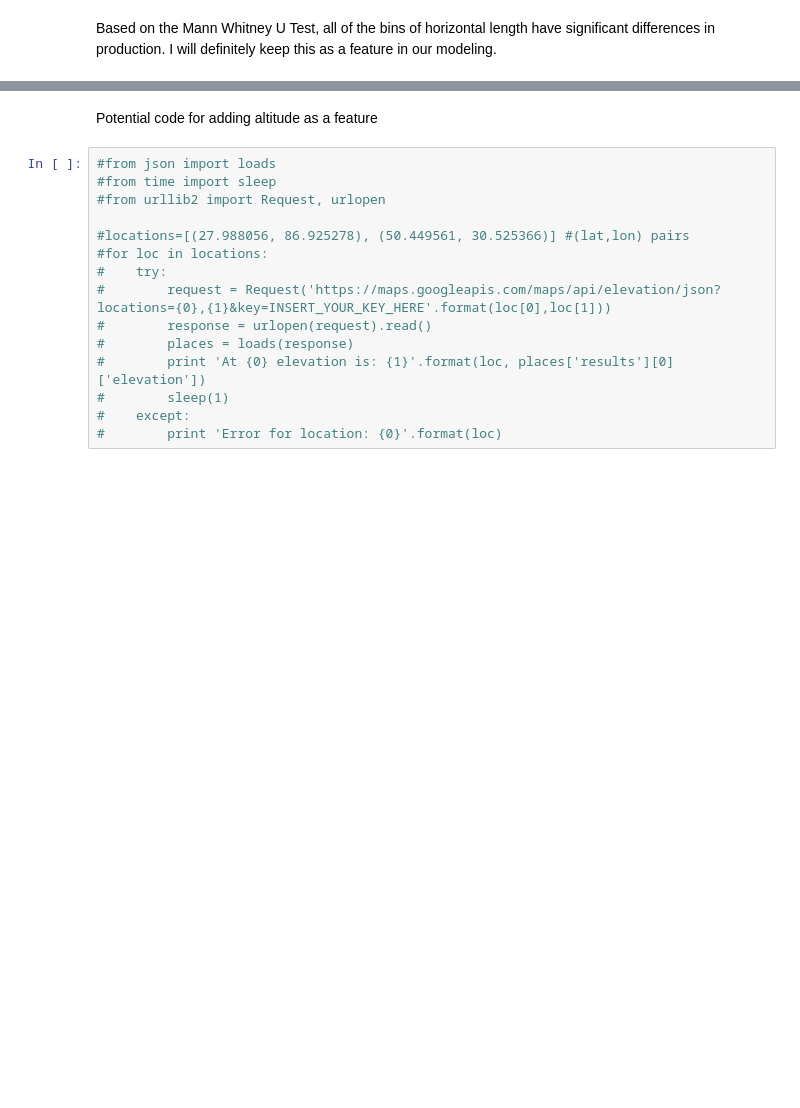
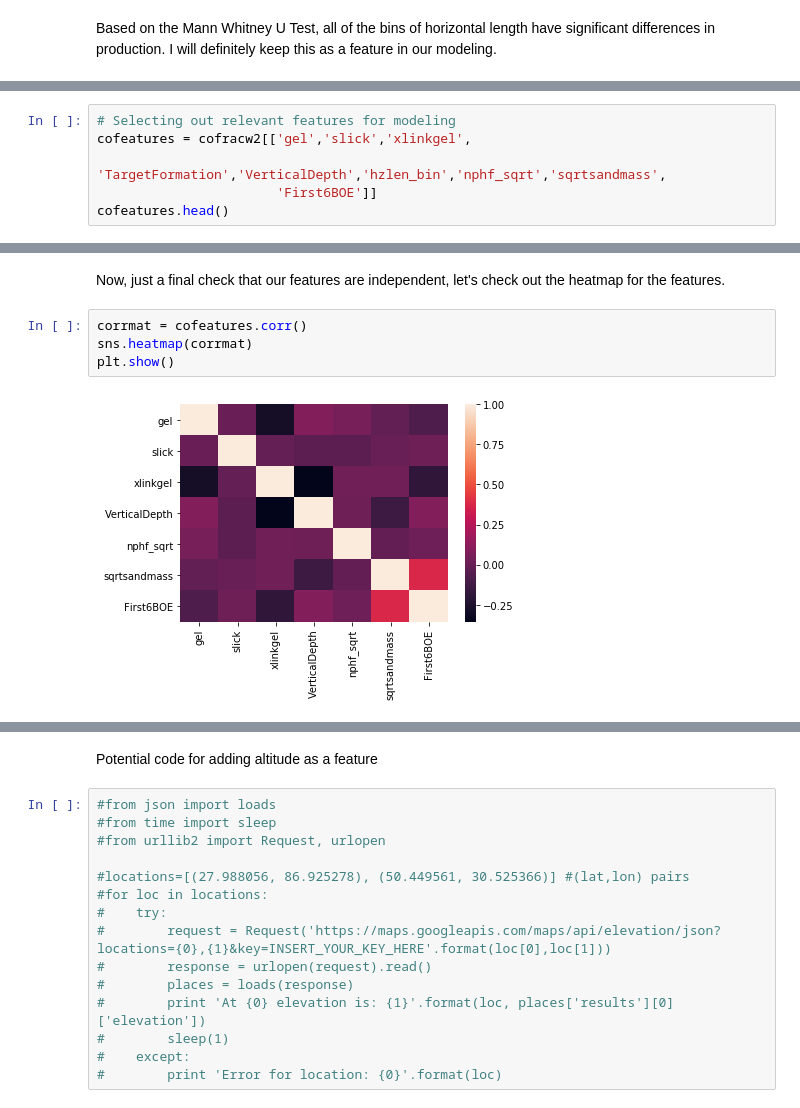
Before and after one commit to ephs08kmp/Frac_Production, a Jupyter notebook: Frac_Production_Analysis.ipynb, the cells around one changed output, grey strips where cells are left out. Cells and saved outputs as stored; diff of their text form; blank space fills up the shorter version.

```diff
--- a/Frac_Production_Analysis.ipynb
+++ b/Frac_Production_Analysis.ipynb
@@ -667,0 +681,6 @@ target = cofracw2['First6BOE']
+# %%
+# Selecting out relevant features for modeling
+cofeatures = cofracw2[['gel','slick','xlinkgel',
+                       'TargetFormation','VerticalDepth','hzlen_bin','nphf_sqrt','sqrtsandmass',
+                       'First6BOE']]
+cofeatures.head()
@@ -667,0 +694,8 @@ target = cofracw2['First6BOE']
+# %% [markdown]
+Now, just a final check that our features are independent, let's check out the heatmap for the features.
+# %%
+corrmat = cofeatures.corr()
+sns.heatmap(corrmat)
+plt.show()
+# %% [output]
+[figure, added]
```
Also changed, not shown: parts of 21 cells of this notebook, 1 other file.
